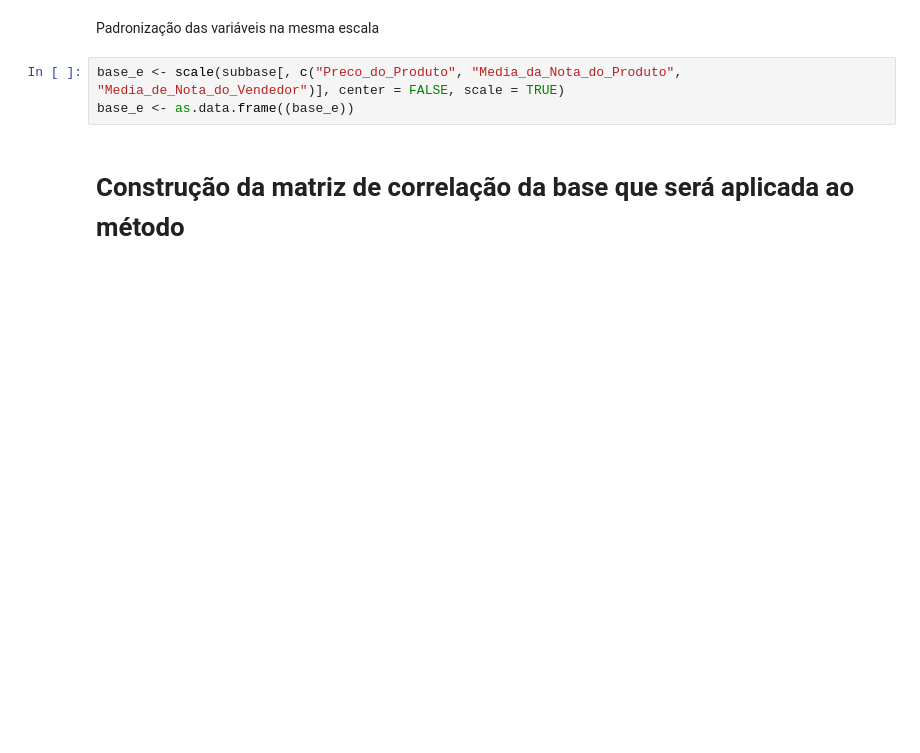
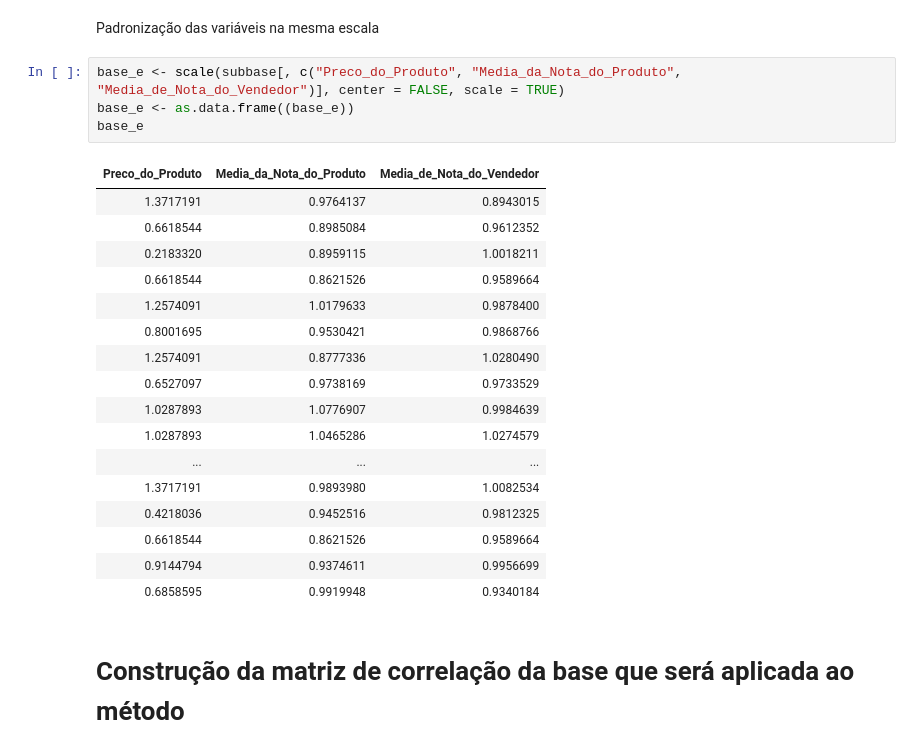
Before and after one commit to AspiranteAudaz/MetodosQuantiativos, a Jupyter notebook: Análise de Clusters/analise_clusters.ipynb, the cells around one changed output. Drawn from its saved outputs; the diff is of its cells as text; blank space fills up the shorter version.

```diff
--- a/Análise de Clusters/analise_clusters.ipynb
+++ b/Análise de Clusters/analise_clusters.ipynb
@@ -67,6 +69,25 @@ Padronização das variáveis na mesma escala
 # %%
 base_e <- scale(subbase[, c("Preco_do_Produto", "Media_da_Nota_do_Produto", "Media_de_Nota_do_Vendedor")], center = FALSE, scale = TRUE)
 base_e <- as.data.frame((base_e))
+base_e
+# %% [output]
+| Preco_do_Produto | Media_da_Nota_do_Produto | Media_de_Nota_do_Vendedor |
+| 1.3717191 | 0.9764137 | 0.8943015 |
+| 0.6618544 | 0.8985084 | 0.9612352 |
+| 0.2183320 | 0.8959115 | 1.0018211 |
+| 0.6618544 | 0.8621526 | 0.9589664 |
+| 1.2574091 | 1.0179633 | 0.9878400 |
+| 0.8001695 | 0.9530421 | 0.9868766 |
+| 1.2574091 | 0.8777336 | 1.0280490 |
+| 0.6527097 | 0.9738169 | 0.9733529 |
+| 1.0287893 | 1.0776907 | 0.9984639 |
+| 1.0287893 | 1.0465286 | 1.0274579 |
+| ... | ... | ... |
+| 1.3717191 | 0.9893980 | 1.0082534 |
+| 0.4218036 | 0.9452516 | 0.9812325 |
+| 0.6618544 | 0.8621526 | 0.9589664 |
+| 0.9144794 | 0.9374611 | 0.9956699 |
+| 0.6858595 | 0.9919948 | 0.9340184 |
 # %% [markdown]
 # Construção da matriz de correlação da base que será aplicada ao método
 # %%
```
Also changed, not shown: parts of 6 cells of this notebook.
